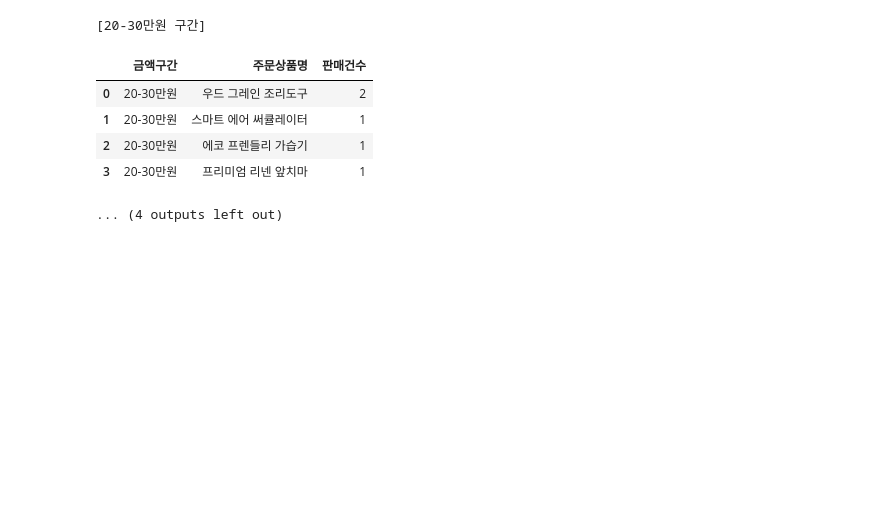
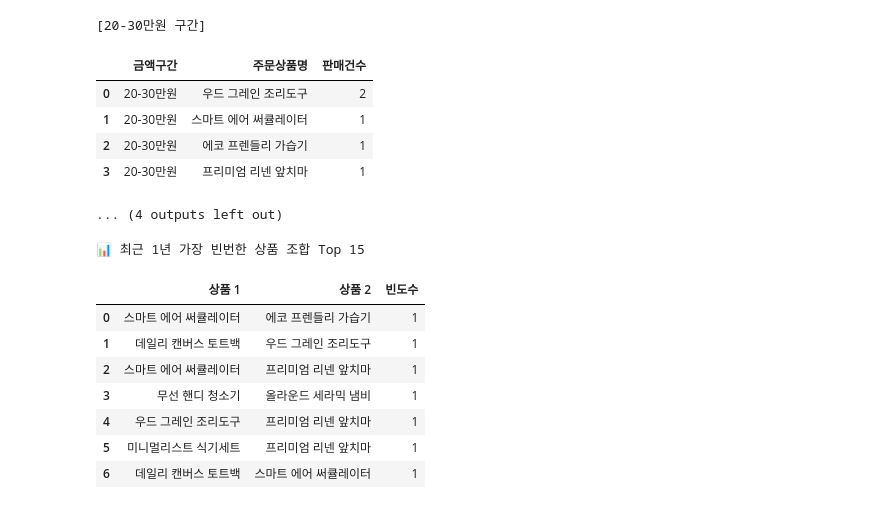
Before and after one commit to SuyeonSim/Data-analystic-Project, a Jupyter notebook: 03_AOV_Analysis.ipynb, the cells around one changed output. Cells and saved outputs as stored; diff of their text form; code cells hidden in the pictures; blank space fills up the shorter version.

```diff
--- a/03_AOV_Analysis.ipynb
+++ b/03_AOV_Analysis.ipynb
@@ -121,3 +143,41 @@ for segment in top_products_by_segment['금액구간'].unique():
 | 2 | 20-30만원 | 에코 프렌들리 가습기 | 1 |
 | 3 | 20-30만원 | 프리미엄 리넨 앞치마 | 1 |
 ... (4 outputs left out)
+# %%
+import pandas as pd
+from itertools import combinations
+from collections import Counter
+
+# 1. 분석 대상 데이터 필터링 (최근 1년 및 2개 이상 품목 주문)
+# df_aov_1y에 포함된 주문번호만 사용하며, 상품이 2개 이상인 주문만 추출합니다.
+target_orders = df_product[ df_product['주문번호'].isin(df_aov_1y['주문번호'])]
+order_item_lists = target_orders.groupby('주문번호')['주문상품명'].apply(list)
+multi_item_orders = order_item_lists[order_item_lists.apply(len) >= 2]
+
+# 2. 주문별 상품 조합(Pairs) 생성 및 카운트
+# 한 주문 내의 상품들을 2개씩 짝지어 빈도를 계산합니다.
+combo_counter = Counter()
+
+for items in multi_item_orders:
+    # 상품명 정렬을 통해 (A, B)와 (B, A)가 중복 집계되는 것을 방지합니다.
+    combos = combinations(sorted(set(items)), 2)
+    combo_counter.update(combos)
+
+# 3. 결과 데이터프레임 생성
+bundle_df = pd.DataFrame(combo_counter.most_common(15), columns=['상품조합', '빈도수'])
+bundle_df['상품 1'] = bundle_df['상품조합'].apply(lambda x: x[0])
+bundle_df['상품 2'] = bundle_df['상품조합'].apply(lambda x: x[1])
+
+# 4. 결과 출력
+print("📊 최근 1년 가장 빈번한 상품 조합 Top 15")
+display(bundle_df[['상품 1', '상품 2', '빈도수']].reset_index(drop=True))
+# %% [output]
+📊 최근 1년 가장 빈번한 상품 조합 Top 15
+|  | 상품 1 | 상품 2 | 빈도수 |
+| 0 | 스마트 에어 써큘레이터 | 에코 프렌들리 가습기 | 1 |
+| 1 | 데일리 캔버스 토트백 | 우드 그레인 조리도구 | 1 |
+| 2 | 스마트 에어 써큘레이터 | 프리미엄 리넨 앞치마 | 1 |
+| 3 | 무선 핸디 청소기 | 올라운드 세라믹 냄비 | 1 |
+| 4 | 우드 그레인 조리도구 | 프리미엄 리넨 앞치마 | 1 |
+| 5 | 미니멀리스트 식기세트 | 프리미엄 리넨 앞치마 | 1 |
+| 6 | 데일리 캔버스 토트백 | 스마트 에어 써큘레이터 | 1 |
```
Also changed, not shown: parts of 4 cells of this notebook.
